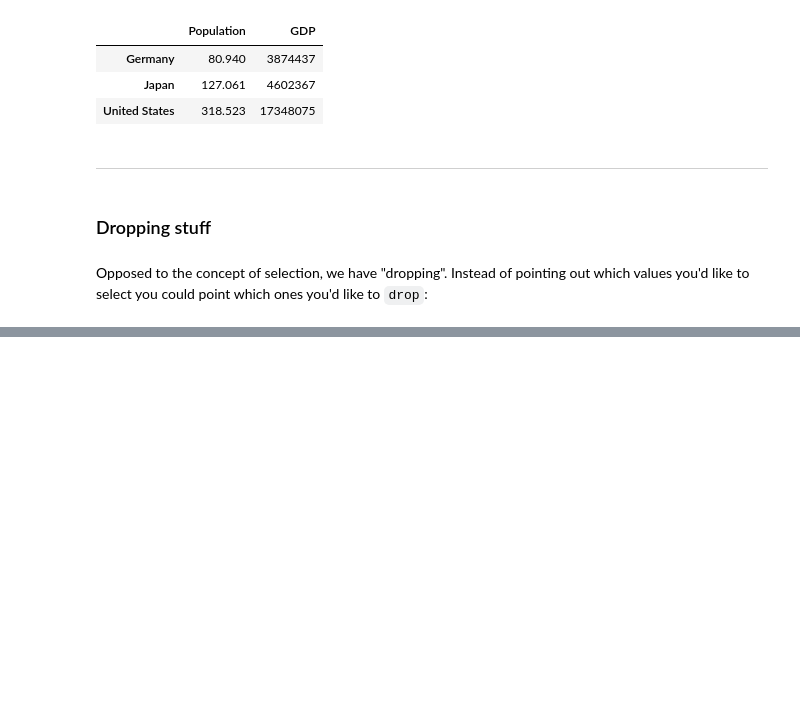
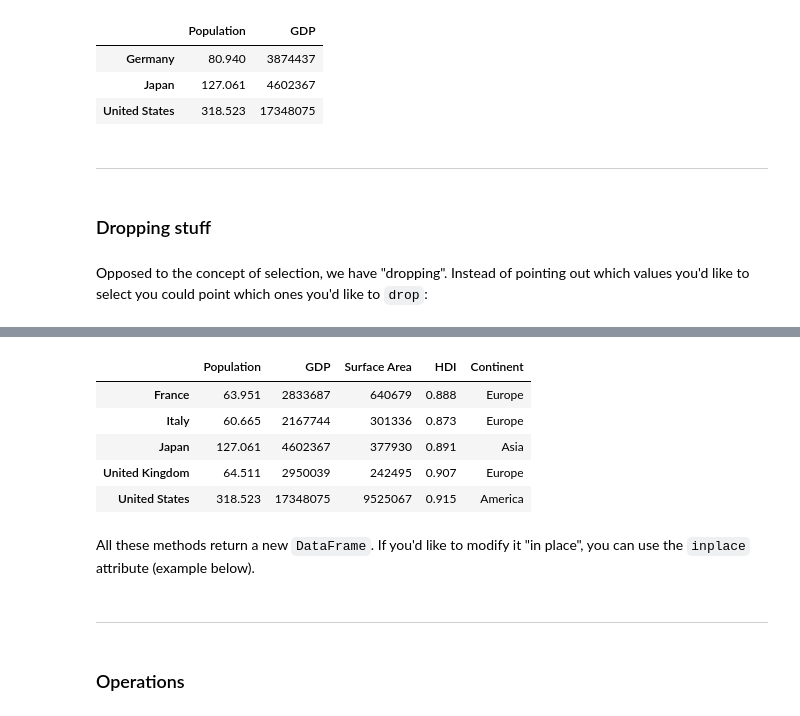
Before and after one commit to DaveHigs/ds-learning, a Jupyter notebook: ds_learning/Pandas-DataFrame.ipynb, the cells around one changed output, grey strips where cells are left out. Drawn from its saved outputs; the diff is of its cells as text; code cells hidden in the pictures; blank space fills up the shorter version.

```diff
--- a/ds_learning/Pandas-DataFrame.ipynb
+++ b/ds_learning/Pandas-DataFrame.ipynb
@@ -361,0 +423,15 @@ Opposed to the concept of selection, we have "dropping". Instead of pointing out
+# %%
+df.drop(['Canada', 'Germany'], axis='rows')
+# %% [output]
+|  | Population | GDP | Surface Area | HDI | Continent |
+| France | 63.951 | 2833687 | 640679 | 0.888 | Europe |
+| Italy | 60.665 | 2167744 | 301336 | 0.873 | Europe |
+| Japan | 127.061 | 4602367 | 377930 | 0.891 | Asia |
+| United Kingdom | 64.511 | 2950039 | 242495 | 0.907 | Europe |
+| United States | 318.523 | 17348075 | 9525067 | 0.915 | America |
+# %% [markdown]
+All these methods return a new `DataFrame`. If you'd like to modify it "in place", you can use the `inplace` attribute (example below).
+# %% [markdown]
+---
+# %% [markdown]
+### Operations
```
Also changed, not shown: parts of 15 cells of this notebook, 1 other file.
